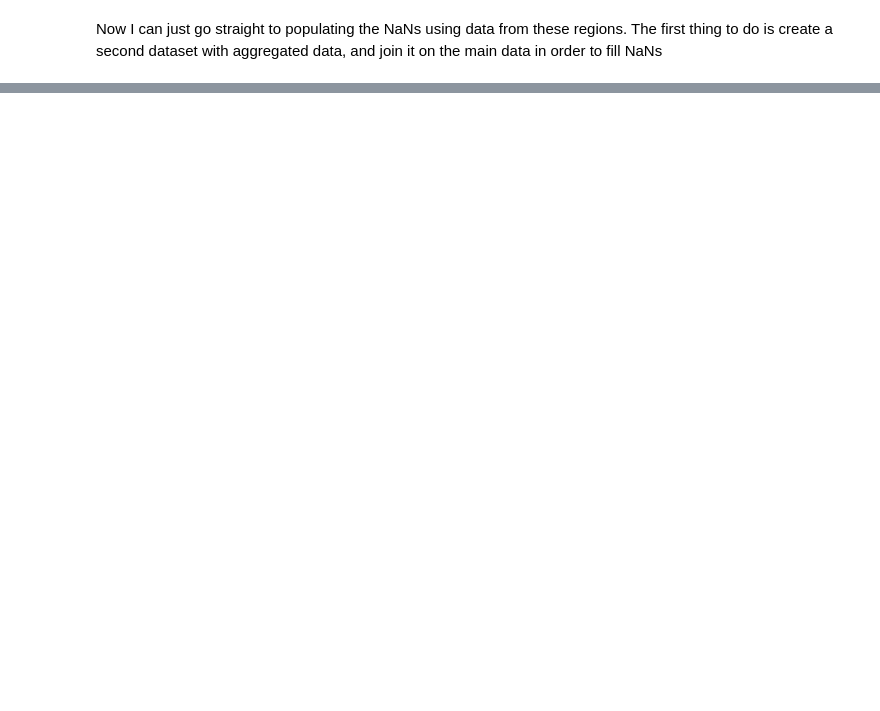
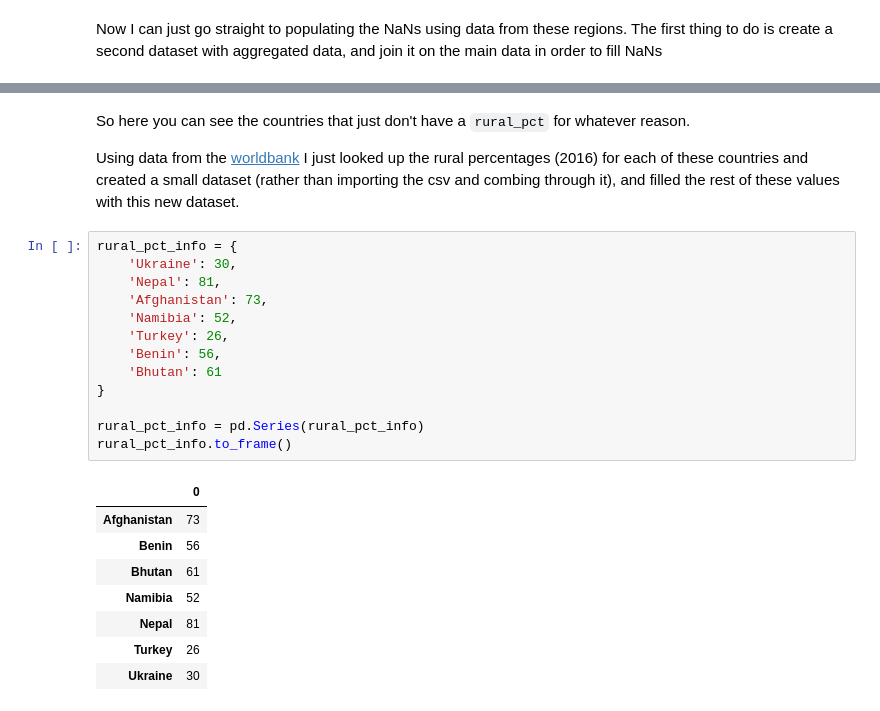
Before and after one commit to JCRaymond/ITCS_4156_FInal, a Jupyter notebook: Data Prep.ipynb, the cells around one changed output, grey strips where cells are left out. Cells and saved outputs as stored; diff of their text form; blank space fills up the shorter version.

```diff
--- a/Data Prep.ipynb
+++ b/Data Prep.ipynb
@@ -1604,0 +1763,26 @@ rural_pct_info = final_data.groupby(['region', 'country'])['rural_pct'].agg(firs
+# %% [markdown]
+So here you can see the countries that just don't have a `rural_pct` for whatever reason.
+
+Using data from the [worldbank](https://data.worldbank.org/indicator/SP.RUR.TOTL.ZS?year_high_desc=true) I just looked up the rural percentages (2016) for each of these countries and created a small dataset (rather than importing the csv and combing through it), and filled the rest of these values with this new dataset.
+# %%
+rural_pct_info = {
+    'Ukraine': 30,
+    'Nepal': 81,
+    'Afghanistan': 73,
+    'Namibia': 52,
+    'Turkey': 26,
+    'Benin': 56,
+    'Bhutan': 61
+}
+
+rural_pct_info = pd.Series(rural_pct_info)
+rural_pct_info.to_frame()
+# %% [output]
+|  | 0 |
+| Afghanistan | 73 |
+| Benin | 56 |
+| Bhutan | 61 |
+| Namibia | 52 |
+| Nepal | 81 |
+| Turkey | 26 |
+| Ukraine | 30 |
```
Also changed, not shown: parts of 33 cells of this notebook.
